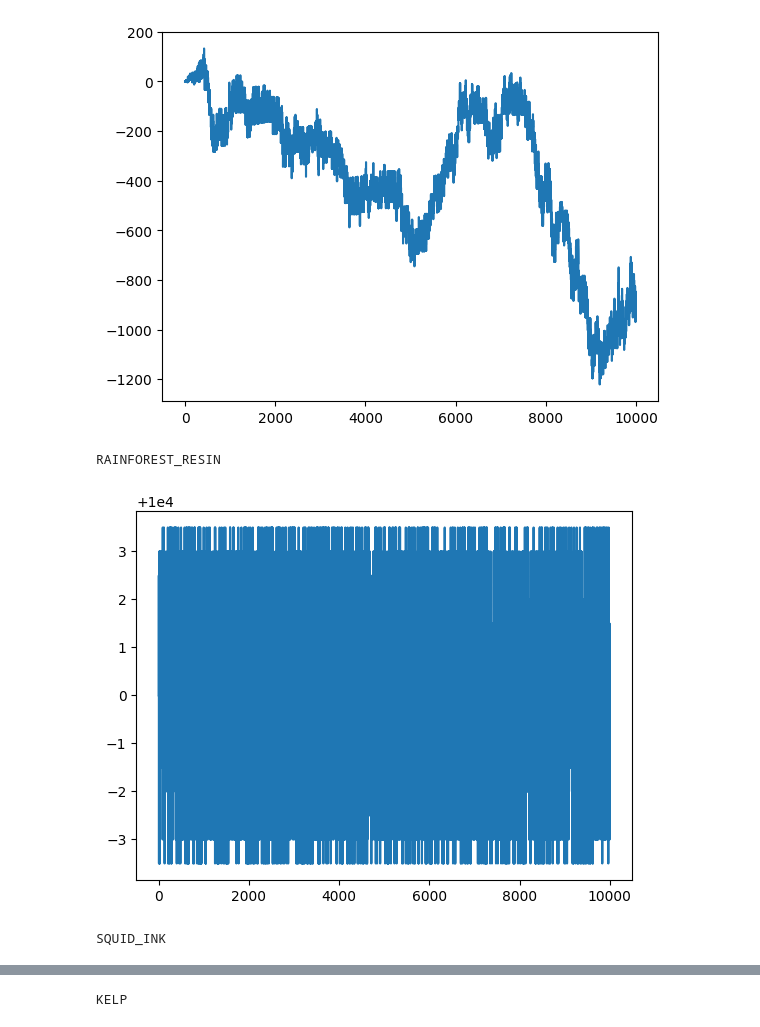
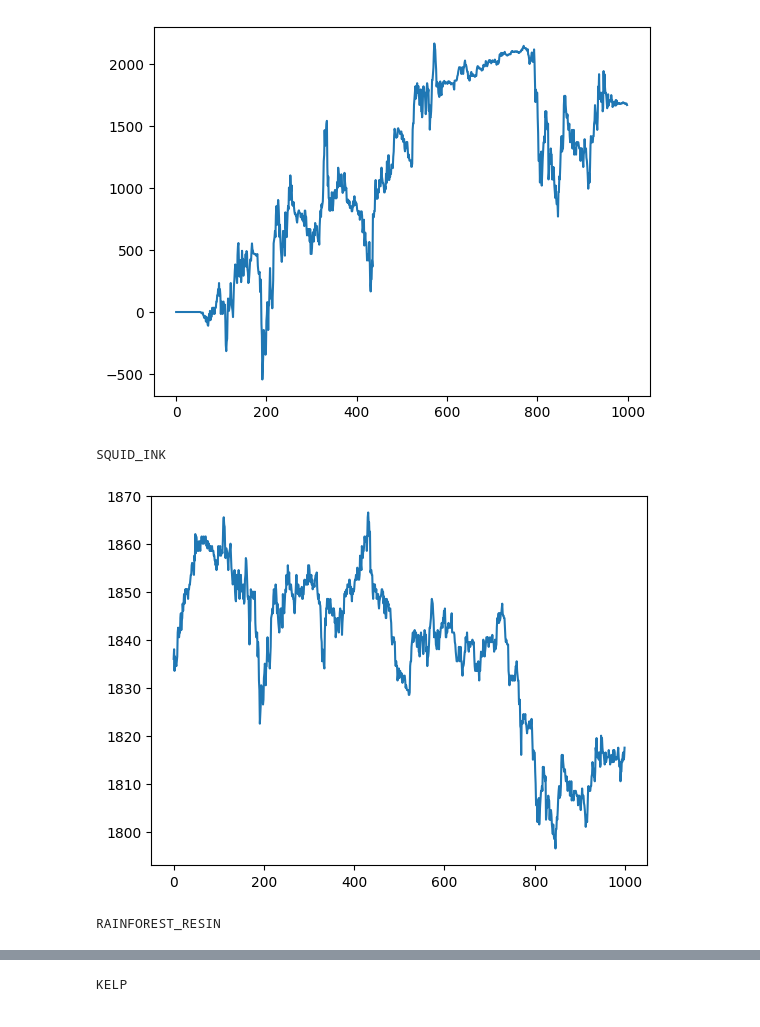
Before and after one commit to nkiselov/IMC_TRADE_BOT, a Jupyter notebook: simulatorRun.ipynb, the cells around one changed output, grey strips where cells are left out. Saved outputs shown, nothing was run; the diff lists cells and outputs as text; code cells hidden in the pictures.

```diff
--- a/simulatorRun.ipynb
+++ b/simulatorRun.ipynb
@@ -10,12 +10,12 @@ Trader = trading.Trader
 Simulator = simulator.Simulator
 
 trader = Trader()
-# sim = Simulator(["r1_bad_money.csv"])
-sim = Simulator([
-    "round1data/prices_round_1_day_-2.csv",
-    # "round1data/prices_round_1_day_-1.csv",
-    # "round1data/prices_round_1_day_0.csv"
-])
+sim = Simulator(["r1_bad_money.csv"])
+# sim = Simulator([
+#     "round1data/prices_round_1_day_-2.csv",
+#     # "round1data/prices_round_1_day_-1.csv",
+#     # "round1data/prices_round_1_day_0.csv"
+# ])
 print("RUNNING")
 sim.runSimul(trader,True)
 # %% [output]
@@ -39,4 +39,4 @@ Last -896.0
-[figure, old version]
+[figure, new version]
-RAINFOREST_RESIN
+SQUID_INK
-[figure, old version]
+[figure, new version]
-SQUID_INK
+RAINFOREST_RESIN
```
Also changed, not shown: parts of 1 cell of this notebook, 3 other files.
